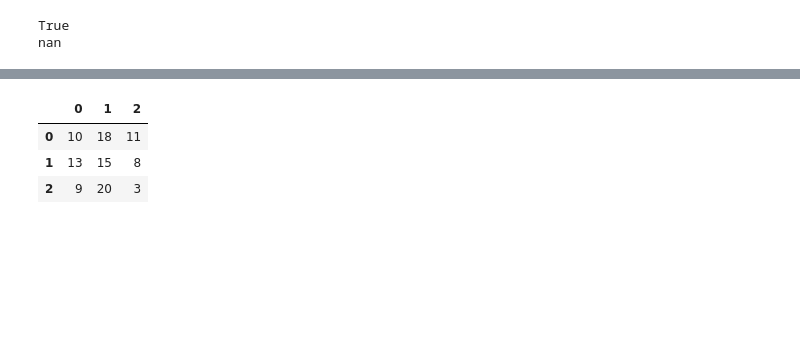
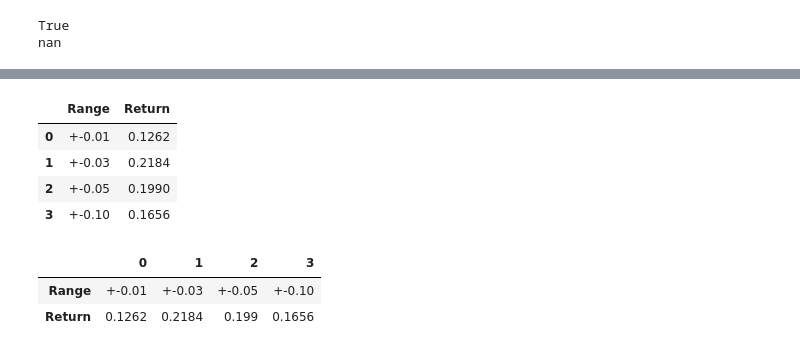
Before and after one commit to edwinriospzn/TRADPROJ, a Jupyter notebook: Project_trading.ipynb, the cells around one changed output, grey strips where cells are left out. Saved outputs shown, nothing was run; the diff lists cells and outputs as text; code cells hidden in the pictures; blank space fills up the shorter version.

```diff
--- a/Project_trading.ipynb
+++ b/Project_trading.ipynb
@@ -276,7 +248,22 @@ dtype: int64
+# %%
+
+# initialize list of lists
+data = [['+-0.01', 0.1262], ['+-0.03', 0.2184], ['+-0.05', 0.1990], ['+-0.10', 0.1656]]
+
+# Create the pandas DataFrame
+df = pd.DataFrame(data, columns=['Range', 'Return'])
+
+# print dataframe.
+df
+# %% [output]
+|  | Range | Return |
+| 0 | +-0.01 | 0.1262 |
+| 1 | +-0.03 | 0.2184 |
+| 2 | +-0.05 | 0.1990 |
+| 3 | +-0.10 | 0.1656 |
 # %%
-df
+df.T
 # %% [output]
-|  | 0 | 1 | 2 |
-| 0 | 10 | 18 | 11 |
-| 1 | 13 | 15 | 8 |
-| 2 | 9 | 20 | 3 |
+|  | 0 | 1 | 2 | 3 |
+| Range | +-0.01 | +-0.03 | +-0.05 | +-0.10 |
+| Return | 0.1262 | 0.2184 | 0.199 | 0.1656 |
```
Also changed, not shown: parts of 17 cells of this notebook, 13 other files.
